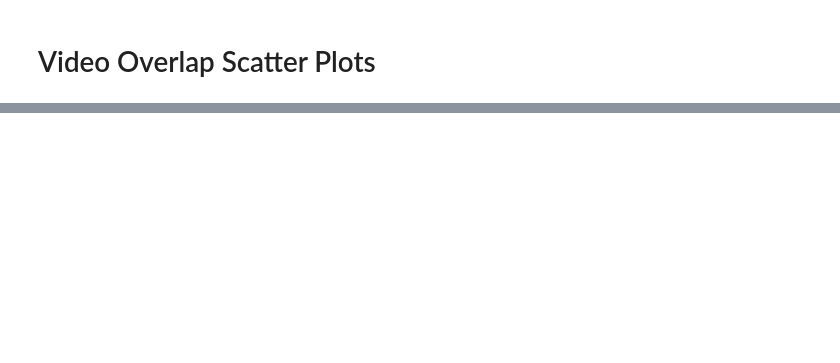
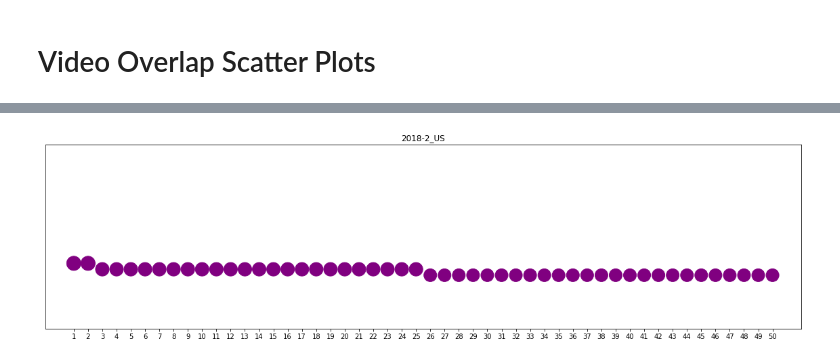
Before and after one commit to samoor64/MEDS_Project, a Jupyter notebook: Project1_analysis_Marina.ipynb, the cells around one changed output, grey strips where cells are left out. Saved outputs shown, nothing was run; the diff lists cells and outputs as text; code cells hidden in the pictures; blank space fills up the shorter version.

```diff
--- a/Project1_analysis_Marina.ipynb
+++ b/Project1_analysis_Marina.ipynb
@@ -497,0 +642,68 @@ for month in months:
+# %%
+
+us = us_top50_byMonth.loc[us_top50_byMonth['trending_YearMonth']=='2018-2',:]
+gb = gb_top50_byMonth.loc[gb_top50_byMonth['trending_YearMonth']=='2018-2',:]
+ca = ca_top50_byMonth.loc[ca_top50_byMonth['trending_YearMonth']=='2018-2',:]
+de = de_top50_byMonth.loc[de_top50_byMonth['trending_YearMonth']=='2018-2',:]
+fr = fr_top50_byMonth.loc[fr_top50_byMonth['trending_YearMonth']=='2018-2',:]
+us_dict = dict(zip(us['title'],us['video_id_count']))
+gb_dict = dict(zip(gb['title'],gb['video_id_count']))
+ca_dict = dict(zip(ca['title'],ca['video_id_count']))
+de_dict = dict(zip(de['title'],de['video_id_count']))
+fr_dict = dict(zip(fr['title'],fr['video_id_count']))
+
+
+plt.figure(figsize=(20,5))
+plt.scatter(np.arange(50),us_dict.values(), s = 40*(np.array(list(us_dict.values()))), color = 'purple')
+plt.title('2018-2_US')
+plt.ylim(0,31)
+plt.yticks([])
+#plt.ylabel('Number of Trending Days')
+plt.xlim(-2,51)
+plt.xticks(np.arange(50), np.arange(1,51,1))
+plt.savefig('Scatter_CountryPair_US_2018-2.png')
+plt.show()
+
+us_fr_dict = us_dict.copy()
+for video in fr_dict.keys():
+    if video in us_fr_dict.keys():
+        us_fr_dict[video] = us_fr_dict[video] + fr_dict[video]
+plt.figure(figsize=(20,5))
+plt.scatter(np.arange(50),us_dict.values(), s = 40*np.array(list(us_fr_dict.values())), color = 'purple')
+plt.title('2018-2_US_FR')
+#plt.ylabel('Number of Trending Days')
+plt.ylim(0,31)
+plt.yticks([])
+plt.xlim(-2,51)
+plt.xticks(np.arange(50), np.arange(1,51,1))
+plt.savefig('Scatter_CountryPair_US_FR_2018-2.png')
+plt.show()
+
+
+plt.figure(figsize=(20,5))
+plt.scatter(np.arange(50),ca_dict.values(), s = 50*(np.array(list(ca_dict.values()))), color = 'purple')
+plt.title('2018-2_CA')
+plt.ylim(0,31)
+plt.yticks([])
+#plt.ylabel('Number of Trending Days')
+plt.xlim(-2,51)
+plt.xticks(np.arange(50), np.arange(1,51,1))
+plt.savefig('Scatter_CountryPair_CA_2018-2.png')
+plt.show()
+
+ca_de_dict = ca_dict.copy()
+for video in de_dict.keys():
+    if video in ca_de_dict.keys():
+        ca_de_dict[video] = ca_de_dict[video] + de_dict[video]
+plt.figure(figsize=(20,5))
+plt.scatter(np.arange(50),ca_dict.values(), s = 50*np.array(list(ca_de_dict.values())), color = 'purple')
+plt.title('2018-2_CA_DE')
+#plt.ylabel('Number of Trending Days')
+plt.ylim(0,31)
+plt.yticks([])
+plt.xlim(-2,51)
+plt.xticks(np.arange(50), np.arange(1,51,1))
+plt.savefig('Scatter_CountryPair_CA_DE_2018-2.png')
+plt.show()
+# %% [output]
+[figure, added]
```
Also changed, not shown: parts of 9 cells of this notebook, 39 other files.
